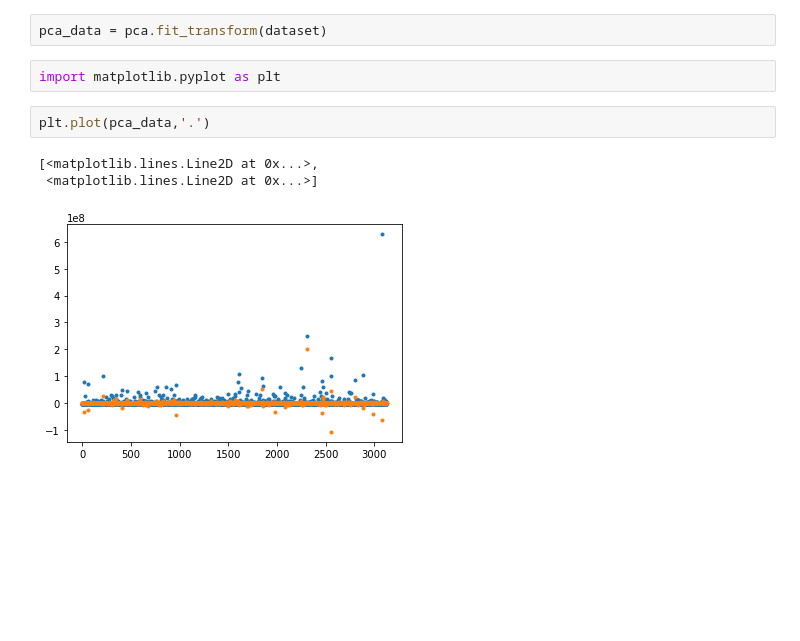
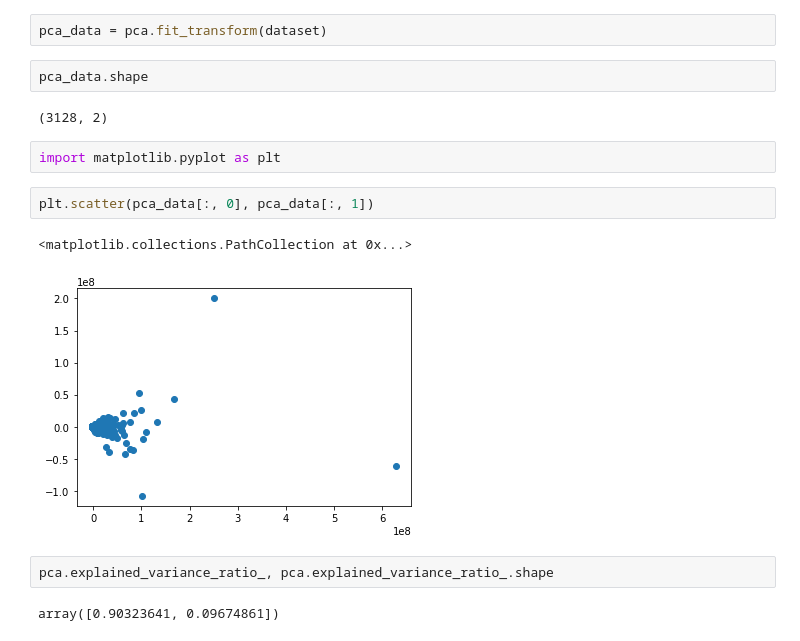
Before and after one commit to UrsulaAlcantara/IASProjet, a Jupyter notebook: data_analysis.ipynb, the cells around one changed output. Drawn from its saved outputs; the diff is of its cells as text; blank space fills up the shorter version.

```diff
--- a/data_analysis.ipynb
+++ b/data_analysis.ipynb
@@ -224,11 +224,18 @@ from sklearn.decomposition import PCA
 pca = PCA(n_components=2)
 # %%
 pca_data = pca.fit_transform(dataset)
+# %%
+pca_data.shape
+# %% [output]
+(3128, 2)
 # %%
 import matplotlib.pyplot as plt
-# %%
-plt.plot(pca_data,'.')
-# %% [output]
-[<matplotlib.lines.Line2D at 0x...>,
- <matplotlib.lines.Line2D at 0x...>]
-[figure, removed]
+# %%
+plt.scatter(pca_data[:, 0], pca_data[:, 1])
+# %% [output]
+<matplotlib.collections.PathCollection at 0x...>
+[figure, added]
+# %%
+pca.explained_variance_ratio_, pca.explained_variance_ratio_.shape
+# %% [output]
+array([0.90323641, 0.09674861])
```
Also changed, not shown: parts of 8 cells of this notebook.
